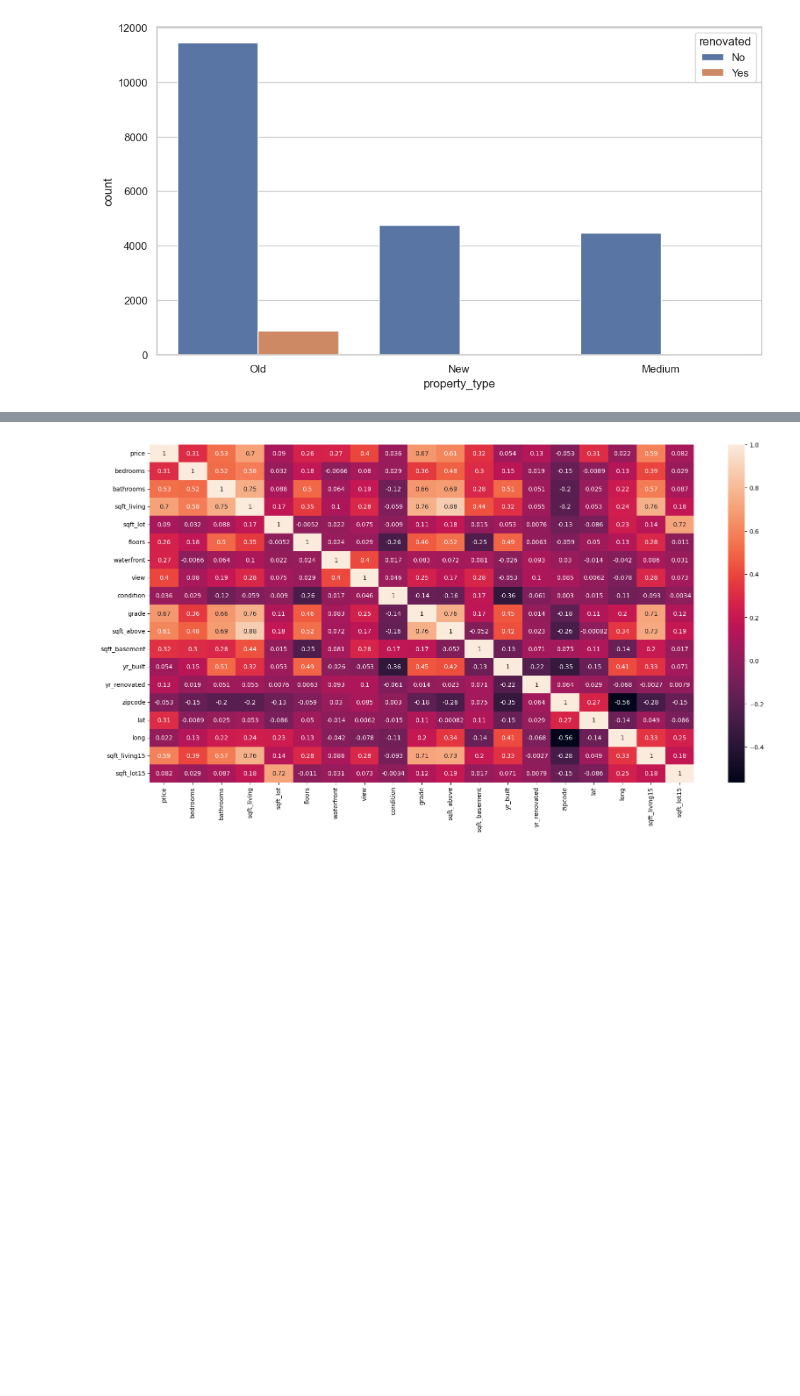
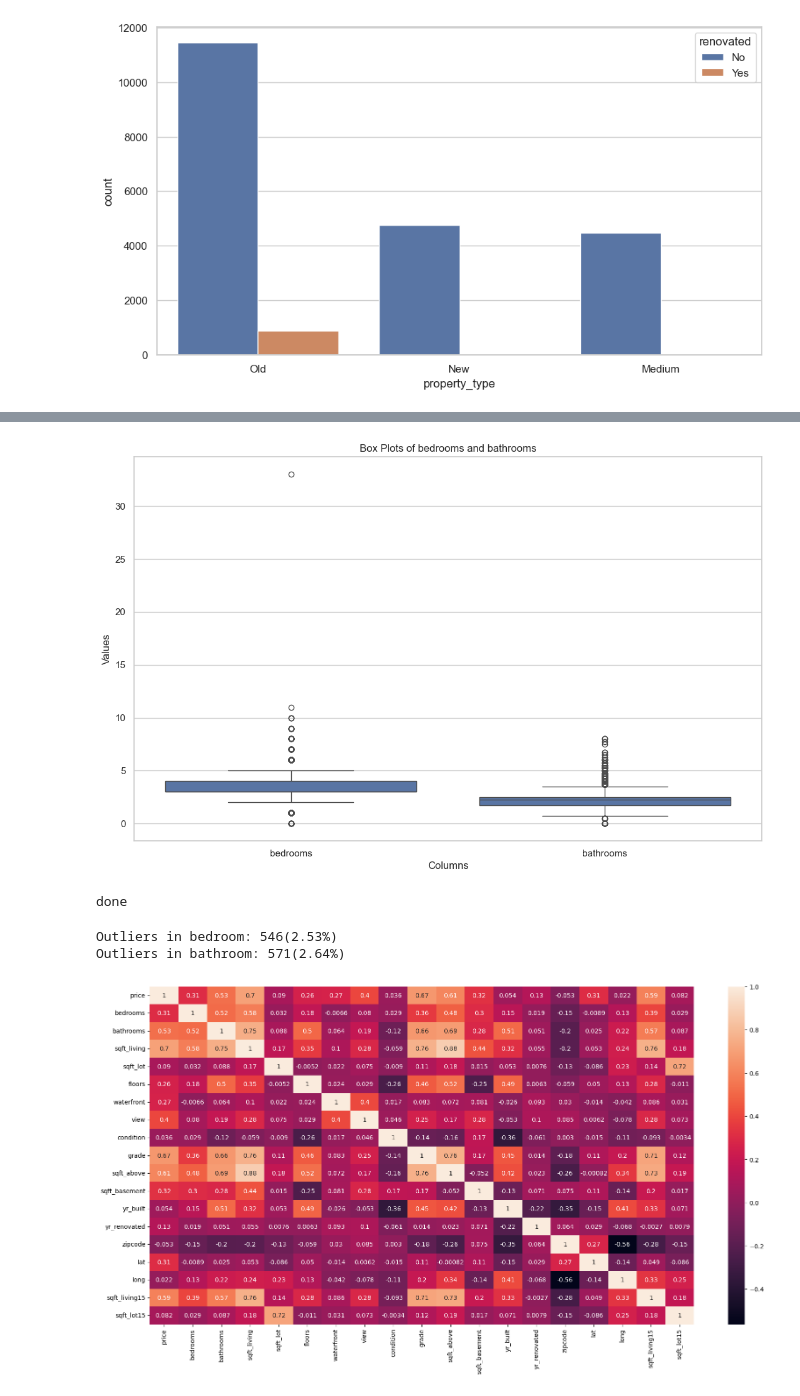
Before and after one commit to atharvadhumal03/HousingPrice-Prediction-MultipleRegression-Analysis, a Jupyter notebook: HousingPricePrediction_MLR.ipynb, the cells around one changed output, grey strips where cells are left out. Drawn from its saved outputs; the diff is of its cells as text; code cells hidden in the pictures; blank space fills up the shorter version.

Commit message:
EDA almost complete, outlier handling of the remaining columns, prepping data for further workflow.

```diff
--- a/HousingPricePrediction_MLR.ipynb
+++ b/HousingPricePrediction_MLR.ipynb
@@ -410,0 +438,4 @@ plt.show()
+# %%
+df.drop(columns='floors', inplace=True)
+dfattributes = dfattributes.drop(columns=['floors','price'])
+df.head()
@@ -410,0 +458,3 @@ plt.show()
+# %%
+dfattributes_melted = dfattributes.melt(var_name='Columns', value_name='Values')
+dfattributes_melted.head()
@@ -411,3 +468,35 @@ plt.show()
+# %%
+plt.figure(figsize=(13,8))
+sns.boxplot(data=dfattributes_melted, x='Columns', y='Values')
+plt.title('Box Plots of bedrooms and bathrooms')
+plt.show()
+# %% [output]
+[figure, added]
+# %%
+cols = dfattributes.columns
+outliers = []
+outliers_p = []
+
+for col in cols:
+    Q1 = dfattributes[col].quantile(0.25)
+    Q3 = dfattributes[col].quantile(0.75)
+    IQR = Q3 - Q1
+
+    lower = Q1 - 1.5 * IQR
+    upper = Q3 + 1.5 * IQR
+
+    rows = dfattributes[(dfattributes[col] < lower) | (dfattributes[col] > upper)]
+    outliers.append(rows.shape[0])
+    outliers_p.append(round((rows.shape[0] / dfattributes.shape[0]) * 100, 2))
+
+print("done")
+# %% [output]
+done
+# %%
+print(f"Outliers in bedroom: {outliers[0]}({outliers_p[0]}%)\nOutliers in bathroom: {outliers[1]}({outliers_p[1]}%)")
+# %% [output]
+Outliers in bedroom: 546(2.53%)
+Outliers in bathroom: 571(2.64%)
 # %%
 plt.figure(figsize=(20,10))
 sns.heatmap(dfnums.corr(), annot=True)
```
Also changed, not shown: parts of 7 cells of this notebook.
